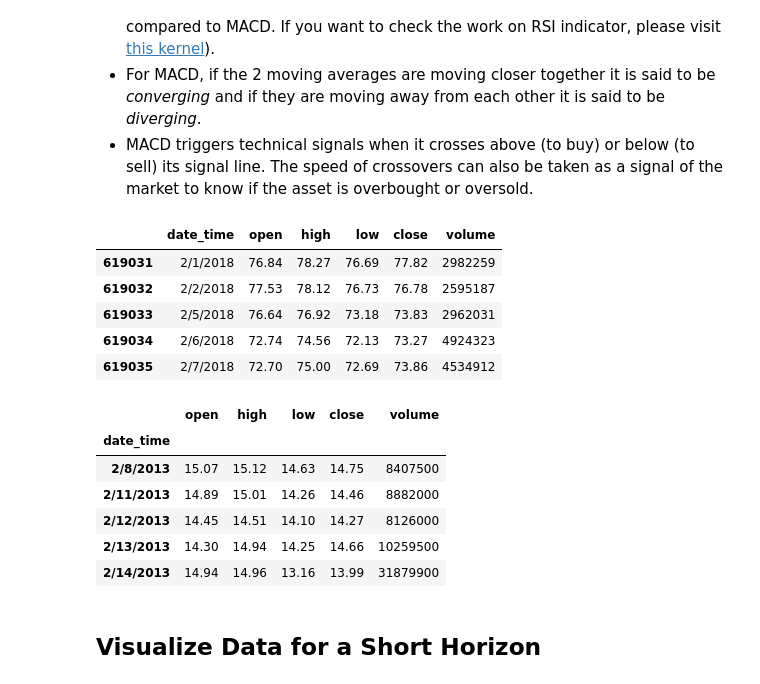
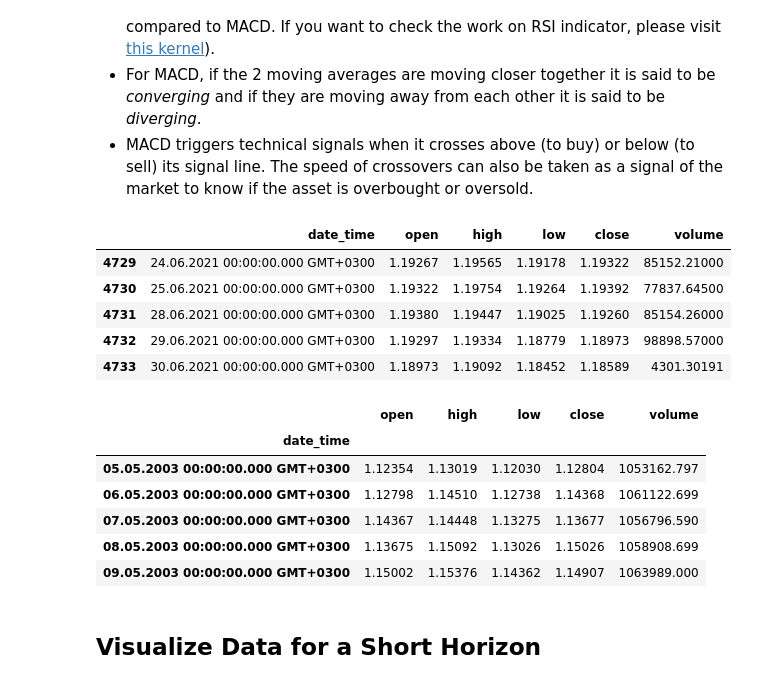
Before and after one commit to mabdulbaqui/RL-trader, a Jupyter notebook: RL_trader_env/NCT/forex-trading-macd-divergence-bollinger-bands.ipynb, the cells around one changed output. Drawn from its saved outputs; the diff is of its cells as text; code cells hidden in the pictures.

```diff
--- a/RL_trader_env/NCT/forex-trading-macd-divergence-bollinger-bands.ipynb
+++ b/RL_trader_env/NCT/forex-trading-macd-divergence-bollinger-bands.ipynb
@@ -15,31 +15,30 @@ import warnings
 warnings.filterwarnings("ignore")
 # %%
 # import data
-df = pd.read_csv('../data/all_stocks_5yr.csv')
-df.columns=['date_time', 'open', 'high', 'low', 'close', 'volume','name']
-df.drop('name',inplace=True,axis=1)
+df = pd.read_csv('../input/eurusd-forex-trading-daily-data-20032021/EURUSD_Candlestick_1_D_ASK_05.05.2003-30.06.2021.csv')
+df.columns=['date_time', 'open', 'high', 'low', 'close', 'volume']
 df=df[df['volume']!=0] #discard volume zero data points
 df.reset_index(drop=True, inplace=True)
 df.isna().sum()
 df.tail() # printing tail just to check how many rows are present
 # %% [output]
 |  | date_time | open | high | low | close | volume |
-| 619031 | 2/1/2018 | 76.84 | 78.27 | 76.69 | 77.82 | 2982259 |
-| 619032 | 2/2/2018 | 77.53 | 78.12 | 76.73 | 76.78 | 2595187 |
-| 619033 | 2/5/2018 | 76.64 | 76.92 | 73.18 | 73.83 | 2962031 |
-| 619034 | 2/6/2018 | 72.74 | 74.56 | 72.13 | 73.27 | 4924323 |
-| 619035 | 2/7/2018 | 72.70 | 75.00 | 72.69 | 73.86 | 4534912 |
+| 4729 | 24.06.2021 00:00:00.000 GMT+0300 | 1.19267 | 1.19565 | 1.19178 | 1.19322 | 85152.21000 |
+| 4730 | 25.06.2021 00:00:00.000 GMT+0300 | 1.19322 | 1.19754 | 1.19264 | 1.19392 | 77837.64500 |
+| 4731 | 28.06.2021 00:00:00.000 GMT+0300 | 1.19380 | 1.19447 | 1.19025 | 1.19260 | 85154.26000 |
+| 4732 | 29.06.2021 00:00:00.000 GMT+0300 | 1.19297 | 1.19334 | 1.18779 | 1.18973 | 98898.57000 |
+| 4733 | 30.06.2021 00:00:00.000 GMT+0300 | 1.18973 | 1.19092 | 1.18452 | 1.18589 | 4301.30191 |
 # %%
 df = df.set_index(['date_time'])
 df.head()
 # %% [output]
 |  | open | high | low | close | volume |
 | date_time |  |  |  |  |  |
-| 2/8/2013 | 15.07 | 15.12 | 14.63 | 14.75 | 8407500 |
-| 2/11/2013 | 14.89 | 15.01 | 14.26 | 14.46 | 8882000 |
-| 2/12/2013 | 14.45 | 14.51 | 14.10 | 14.27 | 8126000 |
-| 2/13/2013 | 14.30 | 14.94 | 14.25 | 14.66 | 10259500 |
-| 2/14/2013 | 14.94 | 14.96 | 13.16 | 13.99 | 31879900 |
+| 05.05.2003 00:00:00.000 GMT+0300 | 1.12354 | 1.13019 | 1.12030 | 1.12804 | 1053162.797 |
+| 06.05.2003 00:00:00.000 GMT+0300 | 1.12798 | 1.14510 | 1.12738 | 1.14368 | 1061122.699 |
+| 07.05.2003 00:00:00.000 GMT+0300 | 1.14367 | 1.14448 | 1.13275 | 1.13677 | 1056796.590 |
+| 08.05.2003 00:00:00.000 GMT+0300 | 1.13675 | 1.15092 | 1.13026 | 1.15026 | 1058908.699 |
+| 09.05.2003 00:00:00.000 GMT+0300 | 1.15002 | 1.15376 | 1.14362 | 1.14907 | 1063989.000 |
 # %%
 # There is 1 day of missing values. Using linear interpolate to fill that value
 df = df.interpolate()
```
Also changed, not shown: parts of 15 cells of this notebook, 7 other files.
